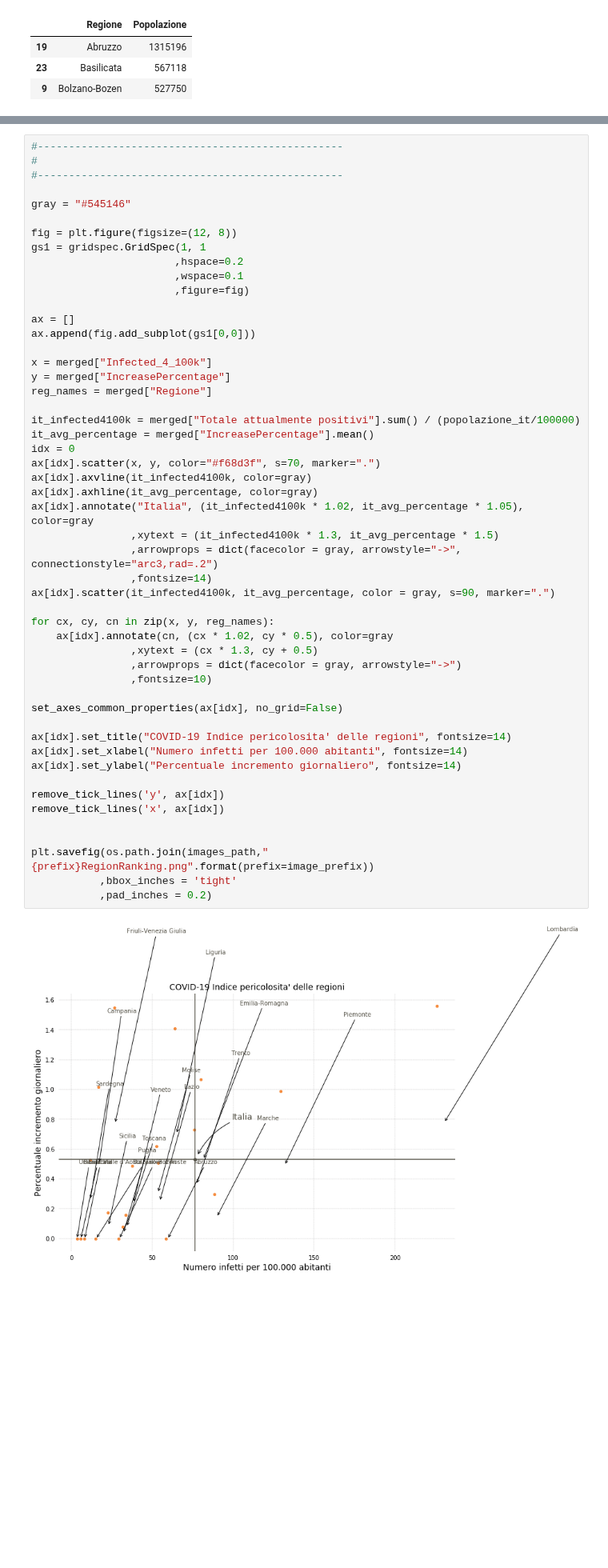
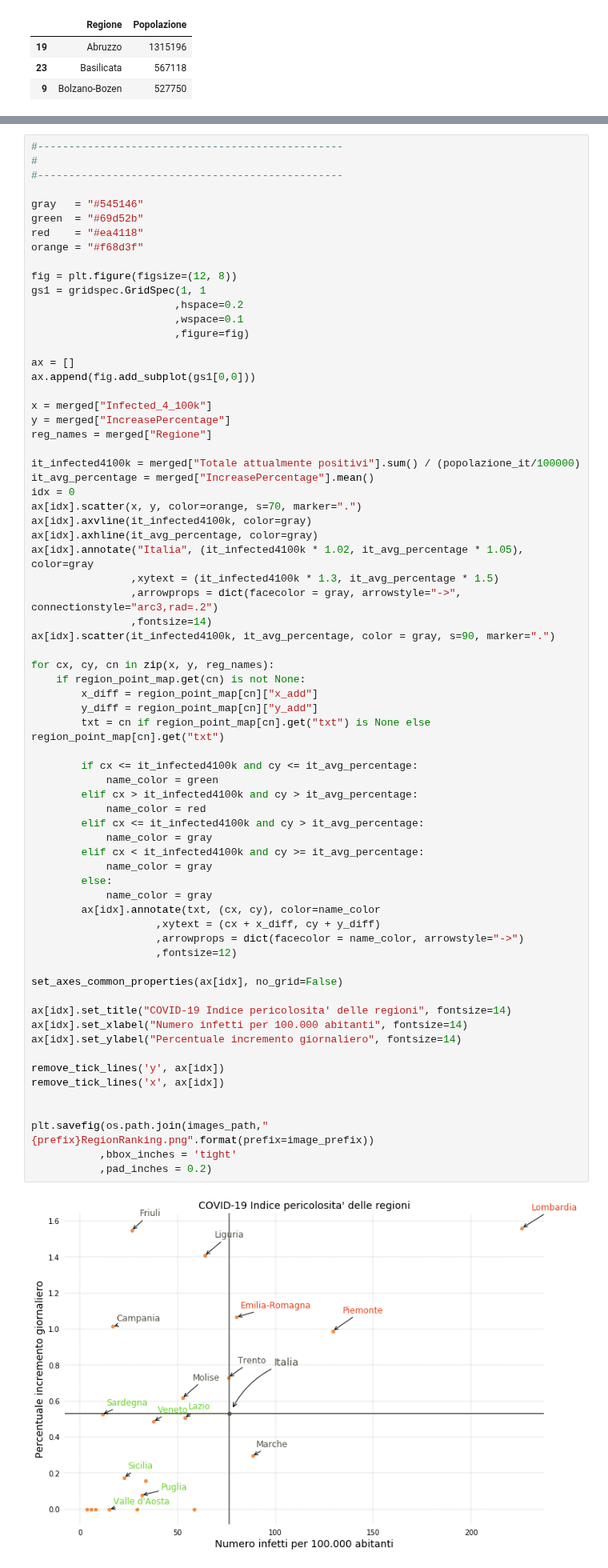
Before and after one commit to p-giovanni/Statistics, a Jupyter notebook: notebook/RegionsRanking.ipynb, the cells around one changed output, grey strips where cells are left out. Shown at 80% size. Drawn from its saved outputs; the diff is of its cells as text; blank space fills up the shorter version.

```diff
--- a/notebook/RegionsRanking.ipynb
+++ b/notebook/RegionsRanking.ipynb
@@ -437,7 +516,10 @@ merged[["Regione", "Popolazione"
 #
 #-------------------------------------------------
 
-gray = "#545146"
+gray   = "#545146"
+green  = "#69d52b"
+red    = "#ea4118"
+orange = "#f68d3f"
 
 fig = plt.figure(figsize=(12, 8))
 gs1 = gridspec.GridSpec(1, 1
@@ -452,39 +534,54 @@ x = merged["Infected_4_100k"]
 y = merged["IncreasePercentage"]
 reg_names = merged["Regione"]
 
 it_infected4100k = merged["Totale attualmente positivi"].sum() / (popolazione_it/100000)
 it_avg_percentage = merged["IncreasePercentage"].mean()
 idx = 0
-ax[idx].scatter(x, y, color="#f68d3f", s=70, marker=".")
+ax[idx].scatter(x, y, color=orange, s=70, marker=".")
 ax[idx].axvline(it_infected4100k, color=gray)
 ax[idx].axhline(it_avg_percentage, color=gray)
 ax[idx].annotate("Italia", (it_infected4100k * 1.02, it_avg_percentage * 1.05), color=gray
                 ,xytext = (it_infected4100k * 1.3, it_avg_percentage * 1.5)
                 ,arrowprops = dict(facecolor = gray, arrowstyle="->", connectionstyle="arc3,rad=.2")
                 ,fontsize=14)
 ax[idx].scatter(it_infected4100k, it_avg_percentage, color = gray, s=90, marker=".")
 
 for cx, cy, cn in zip(x, y, reg_names):
-    ax[idx].annotate(cn, (cx * 1.02, cy * 0.5), color=gray
-                ,xytext = (cx * 1.3, cy + 0.5)
-                ,arrowprops = dict(facecolor = gray, arrowstyle="->")
-                ,fontsize=10)
+    if region_point_map.get(cn) is not None:
+        x_diff = region_point_map[cn]["x_add"]
+        y_diff = region_point_map[cn]["y_add"]
+        txt = cn if region_point_map[cn].get("txt") is None else region_point_map[cn].get("txt")
+
+        if cx <= it_infected4100k and cy <= it_avg_percentage:
+            name_color = green
+        elif cx > it_infected4100k and cy > it_avg_percentage:
+            name_color = red
+        elif cx <= it_infected4100k and cy > it_avg_percentage:
+            name_color = gray
+        elif cx < it_infected4100k and cy >= it_avg_percentage:
+            name_color = gray
+        else:
+            name_color = gray
+        ax[idx].annotate(txt, (cx, cy), color=name_color
+                    ,xytext = (cx + x_diff, cy + y_diff)
+                    ,arrowprops = dict(facecolor = name_color, arrowstyle="->")
+                    ,fontsize=12)
 
 set_axes_common_properties(ax[idx], no_grid=False)
 
 ax[idx].set_title("COVID-19 Indice pericolosita' delle regioni", fontsize=14)
 ax[idx].set_xlabel("Numero infetti per 100.000 abitanti", fontsize=14)
 ax[idx].set_ylabel("Percentuale incremento giornaliero", fontsize=14)
 
 remove_tick_lines('y', ax[idx])
 remove_tick_lines('x', ax[idx])
 
 
 plt.savefig(os.path.join(images_path,"{prefix}RegionRanking.png".format(prefix=image_prefix))
            ,bbox_inches = 'tight'
            ,pad_inches = 0.2)
 # %% [output]
-[figure, old version]
+[figure, new version]
 # %%
 for cx, cy, cn in zip(x, y, reg_names):
     print((cx, cy, cn))
```
Also changed, not shown: parts of 2 cells of this notebook, 18 other files.
